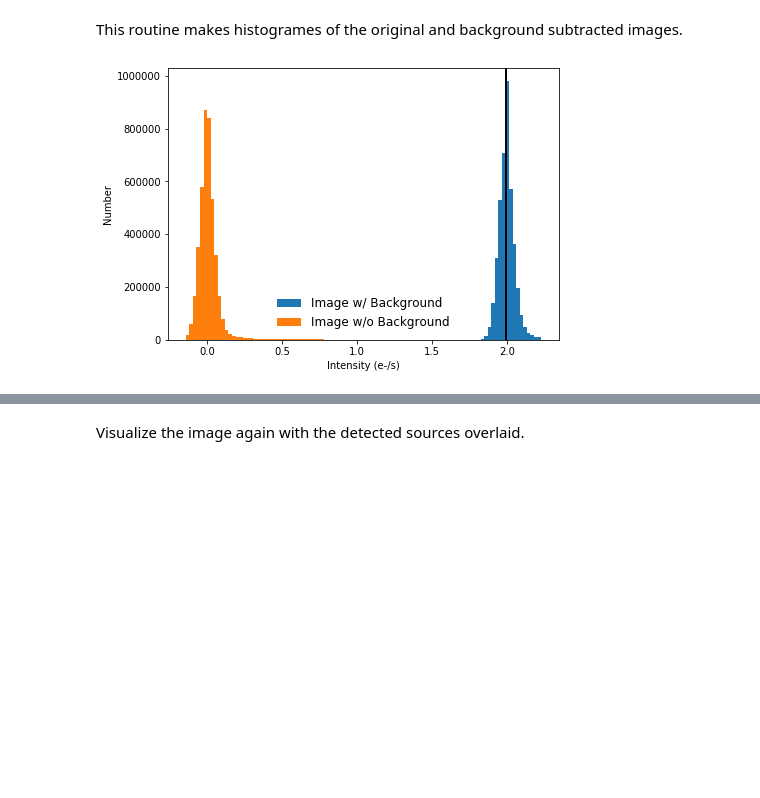
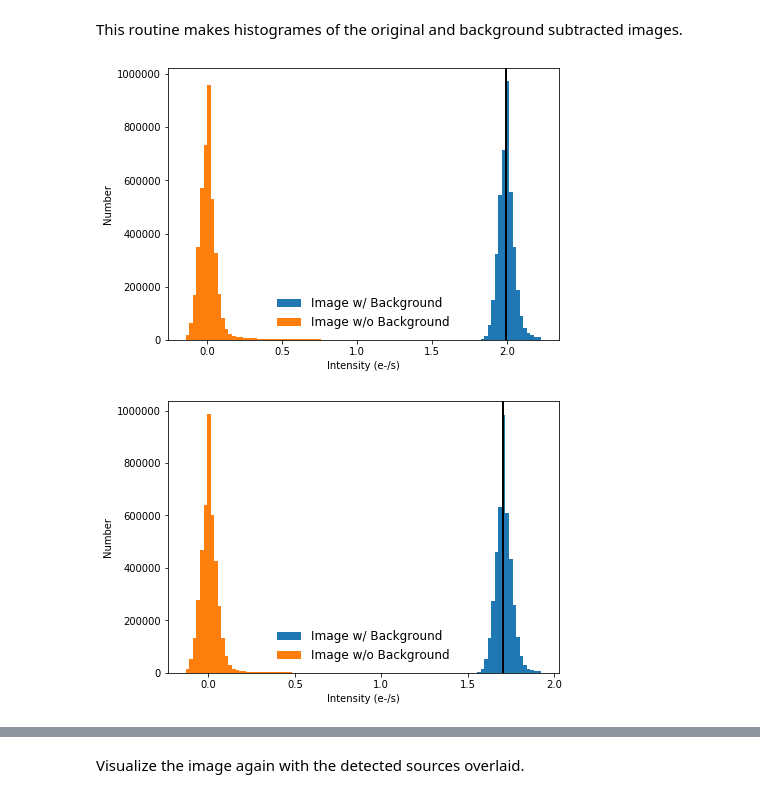
Before and after one commit to czfloyd/ASTR596_ObsProject, a Jupyter notebook: reduction_part4_student.ipynb, the cells around one changed output, grey strips where cells are left out. Saved outputs shown, nothing was run; the diff lists cells and outputs as text; code cells hidden in the pictures; blank space fills up the shorter version.

```diff
--- a/reduction_part4_student.ipynb
+++ b/reduction_part4_student.ipynb
@@ -162,7 +162,7 @@ def get_sky_background(img, verbose=True):
     from astropy.stats import SigmaClip
     from photutils import Background2D, MedianBackground
     sigma_clip = SigmaClip(sigma=3.)
-    bkg = Background2D(img, (100, 100), filter_size=(5, 5), sigma_clip=sigma_clip,
+    bkg = Background2D(img, (100, 100), filter_size=(15, 15), sigma_clip=sigma_clip,
                        bkg_estimator=MedianBackground())
     if verbose:
         print('Sky background median = {:.3f}, rms = {:.3f} electrons.'.format(bkg.background_median, bkg.background_rms_median))
@@ -171,5 +171,6 @@ def get_sky_background(img, verbose=True):
 You will need to repeat these commands for each combined image and band combination
 # %%
 #***********
-bkg = get_sky_background(img_king20_V, verbose=True)
+bkg_V = get_sky_background(img_king20_V, verbose=True)
+bkg_B = get_sky_background(img_king20_B, verbose=True)
 # %% [output]
@@ -177,6 +179,7 @@ Sky background median = 1.989, rms = 0.047 electrons.
 # %%
 #***********
-img_king20_V_nosky = img_king20_V - bkg.background
+img_king20_V_nosky = img_king20_V - bkg_V.background
+img_king20_B_nosky = img_king20_B - bkg_B.background
 # %%
 #***********
 display_image(img_king20_V, calibrated=True)
@@ -189,7 +199,7 @@ display_image(img_king20_V_nosky,calibrated=True)
 # %% [markdown]
 This routine makes histogrames of the original and background subtracted images.
 # %%
-def qa_background(img,img_nosky):
+def qa_background(img,img_nosky, bkg):
     med, sig = bkg.background_median, bkg.background_rms_median
     vrange = (-3*sig, med+5*sig)
     fig, ax = plt.subplots(figsize=(7, 5))
@@ -202,9 +212,11 @@ def qa_background(img,img_nosky):
     ax.legend(fontsize=12, frameon=False)
 # %%
 #***********
-qa_background(img_king20_V, img_king20_V_nosky)
+qa_background(img_king20_V, img_king20_V_nosky, bkg_V)
+qa_background(img_king20_B, img_king20_B_nosky, bkg_B)
 # %% [output]
-[figure, old version]
+[figure, new version]
+[figure, added]
 # %%
 def find_stars(image, imgfile, fwhm=3.0, nsigma=3, sigma=None,
                verbose=True, overwrite=False):
```
Also changed, not shown: parts of 5 cells of this notebook.
